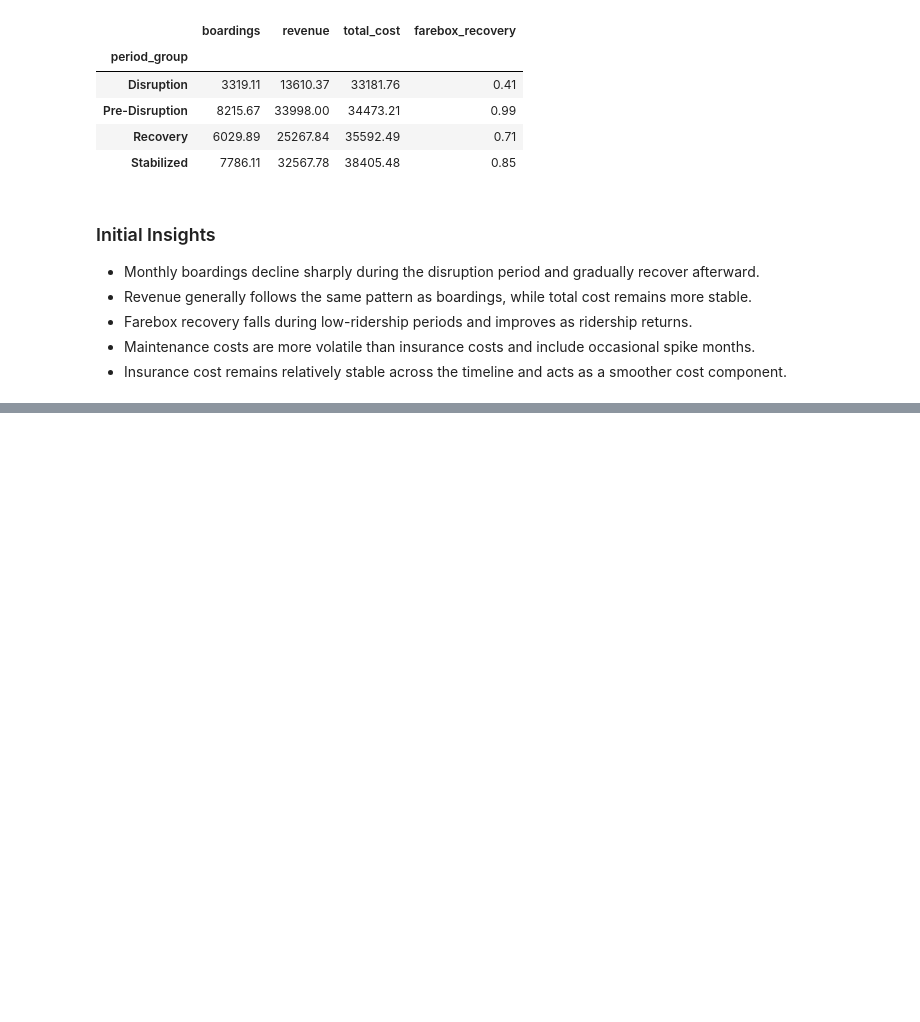
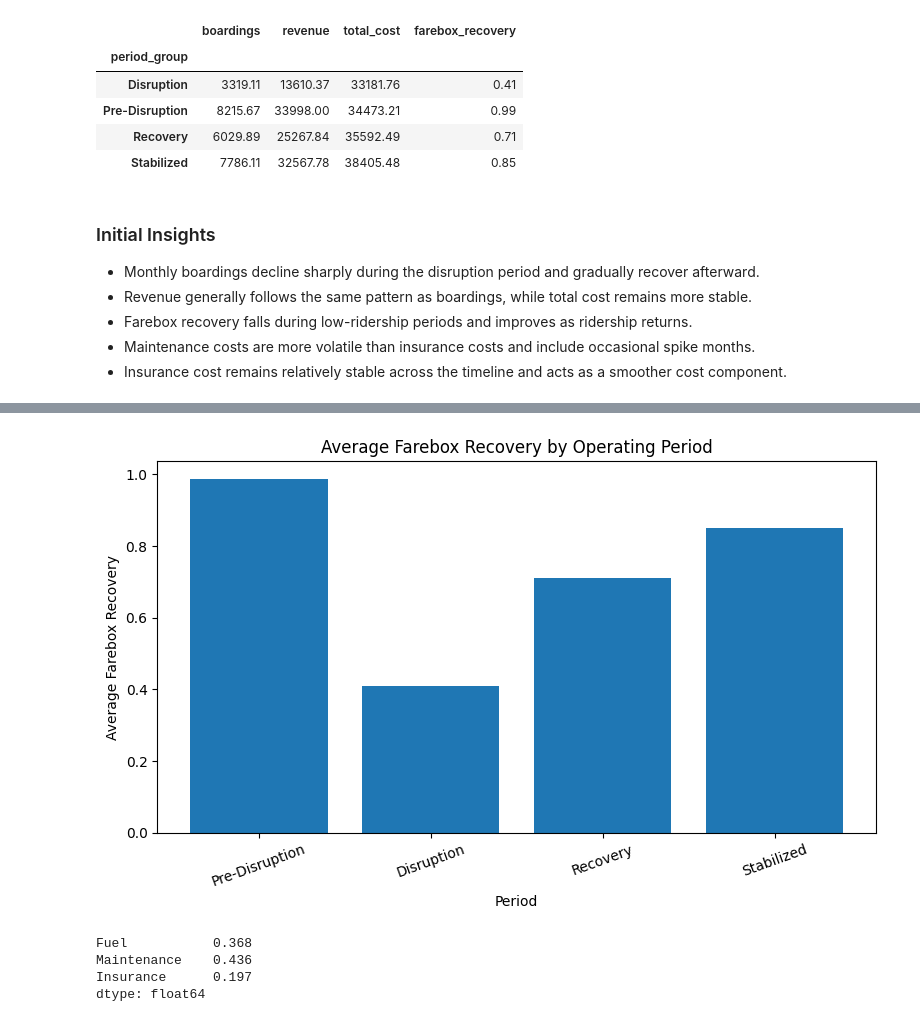
Before and after one commit to ash-philip/Transit-Rideshare-Analysis, a Jupyter notebook: notebooks/03_descriptive_diagnostic_analytics.ipynb, the cells around one changed output, grey strips where cells are left out. Drawn from its saved outputs; the diff is of its cells as text; code cells hidden in the pictures; blank space fills up the shorter version.

Commit message:
Adding more insights and graphs to README

```diff
--- a/notebooks/03_descriptive_diagnostic_analytics.ipynb
+++ b/notebooks/03_descriptive_diagnostic_analytics.ipynb
@@ -242,0 +247,33 @@ Name: farebox_recovery, dtype: float64
+# %%
+# Plot average farebox recovery by operating period.
+period_farebox = (
+    df.groupby("period_group")["farebox_recovery"]
+    .mean()
+    .reindex(["Pre-Disruption", "Disruption", "Recovery", "Stabilized"])
+)
+
+plt.figure(figsize=(8, 5))
+plt.bar(period_farebox.index, period_farebox.values)
+plt.title("Average Farebox Recovery by Operating Period")
+plt.xlabel("Period")
+plt.ylabel("Average Farebox Recovery")
+plt.xticks(rotation=20)
+plt.tight_layout()
+plt.show()
+# %% [output]
+[figure, added]
+# %%
+# Calculate total share of each cost component across the full timeline.
+cost_share = pd.Series({
+    "Fuel": df["fuel_cost"].sum(),
+    "Maintenance": df["maintenance_cost"].sum(),
+    "Insurance": df["insurance_cost"].sum(),
+})
+
+cost_share = (cost_share / cost_share.sum()).round(3)
+cost_share
+# %% [output]
+Fuel           0.368
+Maintenance    0.436
+Insurance      0.197
+dtype: float64
```
Also changed, not shown: parts of 7 cells of this notebook, 1 other file.
